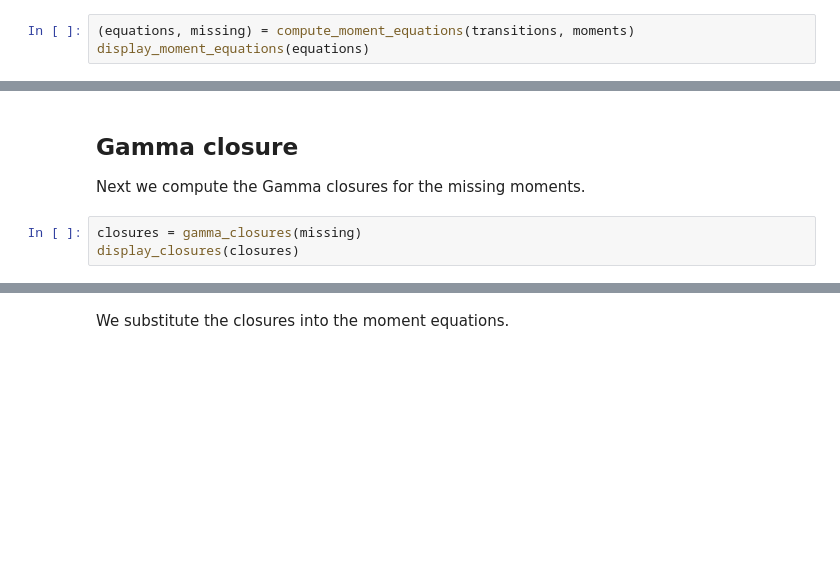
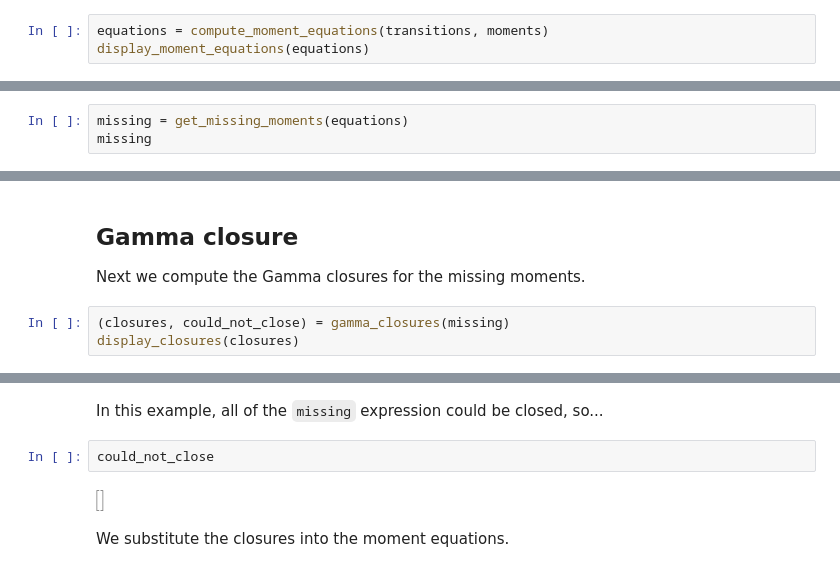
Before and after one commit to zechnerlab/Compartor, a Jupyter notebook: Stochastic Coagulation-Fragmentation -- Full Example with Moment Closure and Code Generation.ipynb, the cells around one changed output, grey strips where cells are left out. Saved outputs shown, nothing was run; the diff lists cells and outputs as text; blank space fills up the shorter version.

```diff
--- a/Closed Stochastic Coagulation-Fragmentation Dynamics.ipynb
+++ b/Stochastic Coagulation-Fragmentation -- Full Example with Moment Closure and Code Generation.ipynb
@@ -87,7 +82,7 @@ display(moments)
 # %% [output]
 [figure]
 # %%
-(equations, missing) = compute_moment_equations(transitions, moments)
+equations = compute_moment_equations(transitions, moments)
 display_moment_equations(equations)
 # %% [output]
 [figure]
@@ -104,0 +94,3 @@ missing
+# %%
+missing = get_missing_moments(equations)
+missing
@@ -106,6 +100,6 @@ missing
 ## Gamma closure
 Next we compute the Gamma closures for the missing moments.
 # %%
-closures = gamma_closures(missing)
+(closures, could_not_close) = gamma_closures(missing)
 display_closures(closures)
 # %% [output]
@@ -115,3 +114,9 @@ display_closures(closures)
+# %% [markdown]
+In this example, all of the `missing` expression could be closed, so...
+# %%
+could_not_close
+# %% [output]
+[figure, added]
 # %% [markdown]
 We substitute the closures into the moment equations.
 # %%
```
Also changed, not shown: parts of 12 cells of this notebook, 4 other files.
